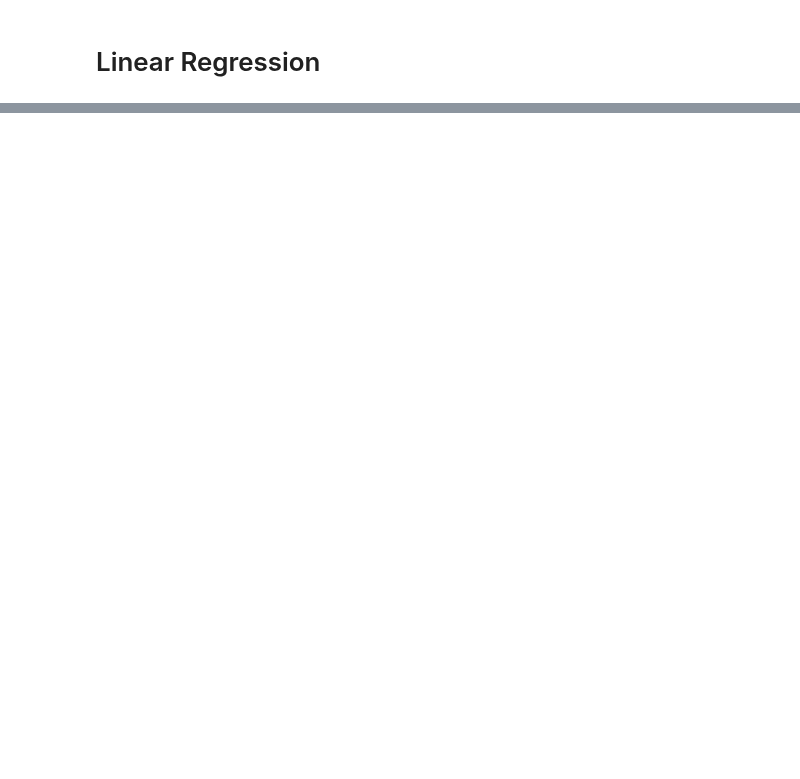
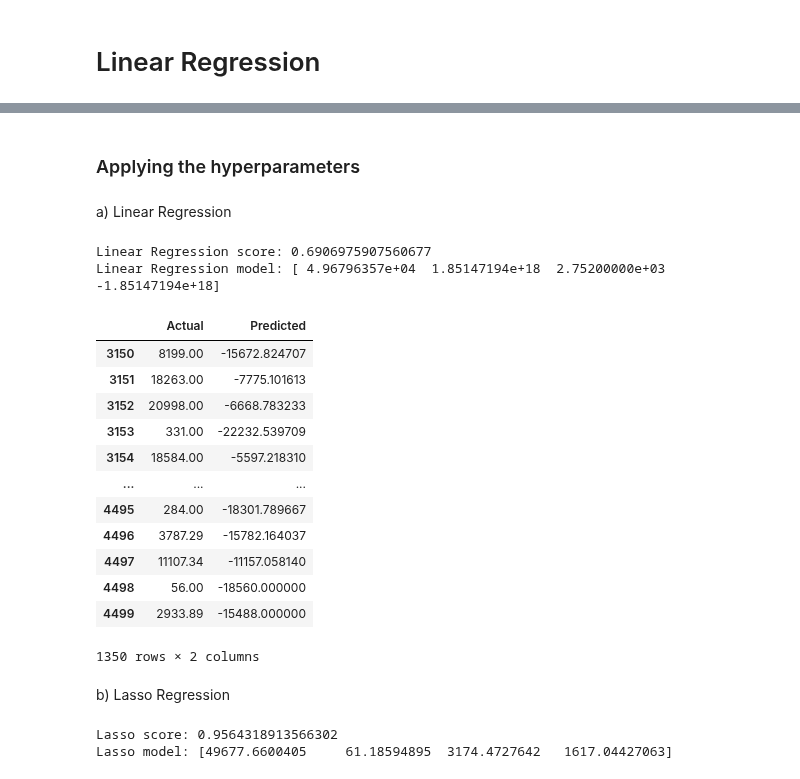
Before and after one commit to kazeulo/Project_197, a Jupyter notebook: ML_algorithms/linear_regression.ipynb, the cells around one changed output, grey strips where cells are left out. Cells and saved outputs as stored; diff of their text form; code cells hidden in the pictures; blank space fills up the shorter version.

```diff
--- a/ML_algorithms/linear_regression.ipynb
+++ b/ML_algorithms/linear_regression.ipynb
@@ -456,6 +198,0 @@ dtype: int64
-# %%
-x_train = x_train.fillna(x_train.mean())
-y_train = y_train.fillna(y_train.mean())
-# %%
-x_train = x_train.replace([np.inf, -np.inf], np.nan)
-y_train = y_train.replace([np.inf, -np.inf], np.nan)
@@ -551,22 +198,0 @@ x_test = x_test[colfls]
-# %%
-# creating cross-fold validation scheme
-folds = KFold(n_splits = 10, shuffle = True, random_state = 42)
-
-# specify range of hyperparameters to tune
-alpha = [{'alpha': np.arange(0.00000001,0.0008,0.000001)}]
-
-# perform grid search
-model_cv = GridSearchCV(estimator = Ridge(),
-                        param_grid = alpha,
-                        scoring= 'r2',
-                        cv = folds,
-                        verbose = 1,
-                        n_jobs=-1,
-                        return_train_score=True)
-
-# fit the model
-model_cv.fit(x_train, y_train)
-
-
-print(model_cv.best_params_)
-value = model_cv.best_params_
@@ -704,0 +317,41 @@ MAPE: 4490.882837555264
+# %% [markdown]
+### Applying the hyperparameters
+# %% [markdown]
+a) Linear Regression
+# %%
+linearRegression = LinearRegression(fit_intercept=False)
+linearRegression.fit(x_train_scaled, y_train)
+y_predict = linearRegression.predict(x_test_scaled)
+print(f'Linear Regression score:',(linearRegression.score(x_train_scaled, y_train)))
+print(f'Linear Regression model:',(linearRegression.coef_))
+# %% [output]
+Linear Regression score: 0.6906975907560677
+Linear Regression model: [ 4.96796357e+04  1.85147194e+18  2.75200000e+03 -1.85147194e+18]
+# %%
+LR_comparison_Df = pd.DataFrame({'Actual': y_test, 'Predicted': y_predict})
+LR_comparison_Df
+# %% [output]
+|  | Actual | Predicted |
+| 3150 | 8199.00 | -15672.824707 |
+| 3151 | 18263.00 | -7775.101613 |
+| 3152 | 20998.00 | -6668.783233 |
+| 3153 | 331.00 | -22232.539709 |
+| 3154 | 18584.00 | -5597.218310 |
+| ... | ... | ... |
+| 4495 | 284.00 | -18301.789667 |
+| 4496 | 3787.29 | -15782.164037 |
+| 4497 | 11107.34 | -11157.058140 |
+| 4498 | 56.00 | -18560.000000 |
+| 4499 | 2933.89 | -15488.000000 |
+1350 rows × 2 columns
+# %% [markdown]
+b) Lasso Regression
+# %%
+lasso = Lasso(alpha = 2, selection = 'random')
+lasso.fit(x_train_scaled, y_train)
+y_pred_lasso = lasso.predict(x_test_scaled)
+print(f'Lasso score:',(lasso.score(x_train_scaled, y_train)))
+print(f'Lasso model:',(lasso.coef_))
+# %% [output]
+Lasso score: 0.9564318913566302
+Lasso model: [49677.6600405     61.18594895  3174.4727642   1617.04427063]
```
Also changed, not shown: parts of 76 cells of this notebook.
